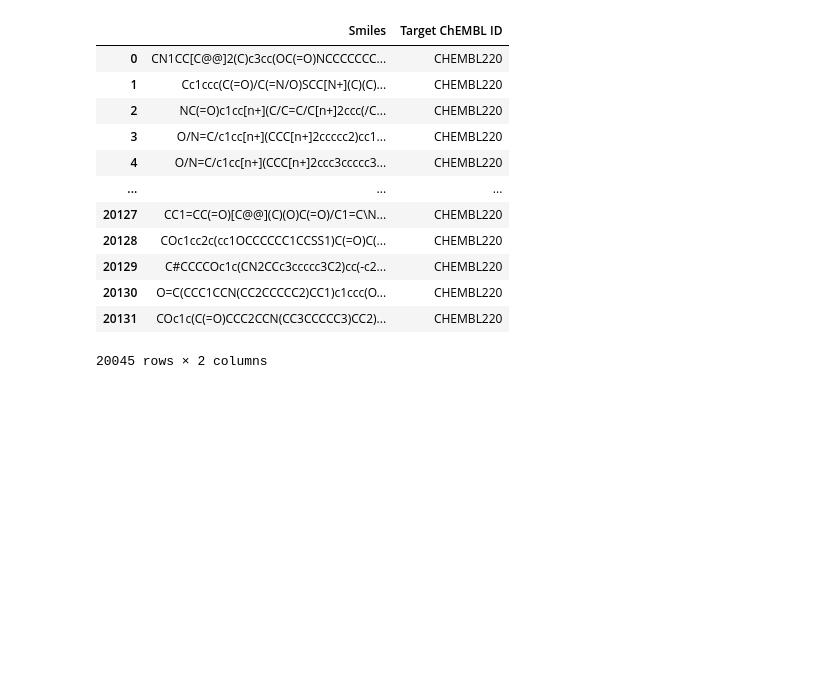
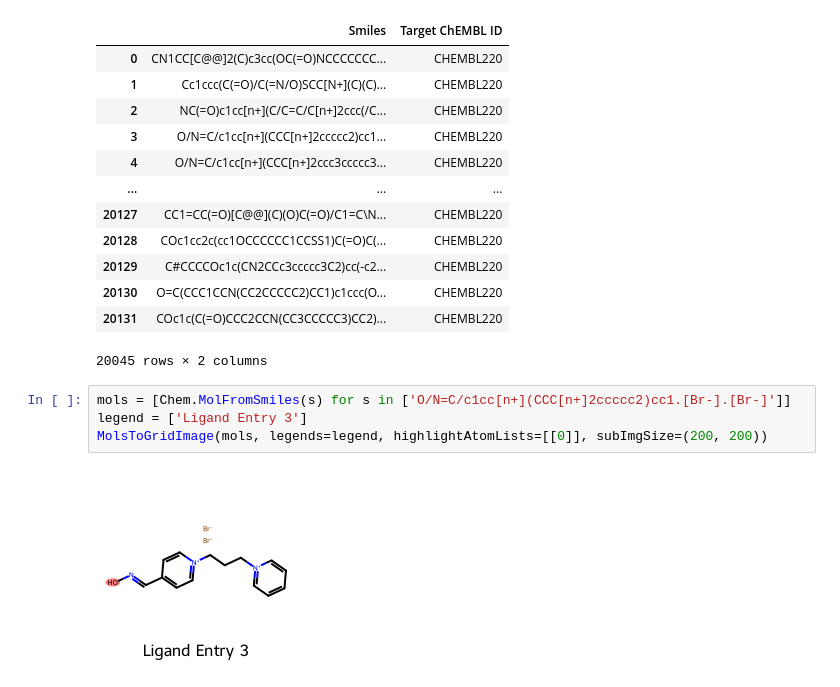
Before and after one commit to briskicedteaa/rdkit-cheminformatics-notebooks-, a Jupyter notebook: Visualizing_Molecules.ipynb, the cells around one changed output. Saved outputs shown, nothing was run; the diff lists cells and outputs as text; blank space fills up the shorter version.

```diff
--- a/Visualizing_Molecules.ipynb
+++ b/Visualizing_Molecules.ipynb
@@ -55,3 +55,9 @@ display(df)
 | 20130 | O=C(CCC1CCN(CC2CCCCC2)CC1)c1ccc(O... | CHEMBL220 |
 | 20131 | COc1c(C(=O)CCC2CCN(CC3CCCCC3)CC2)... | CHEMBL220 |
 20045 rows × 2 columns
+# %%
+mols = [Chem.MolFromSmiles(s) for s in ['O/N=C/c1cc[n+](CCC[n+]2ccccc2)cc1.[Br-].[Br-]']]
+legend = ['Ligand Entry 3']
+MolsToGridImage(mols, legends=legend, highlightAtomLists=[[0]], subImgSize=(200, 200))
+# %% [output]
+[figure, added]
```
Also changed, not shown: parts of 1 cell of this notebook.
